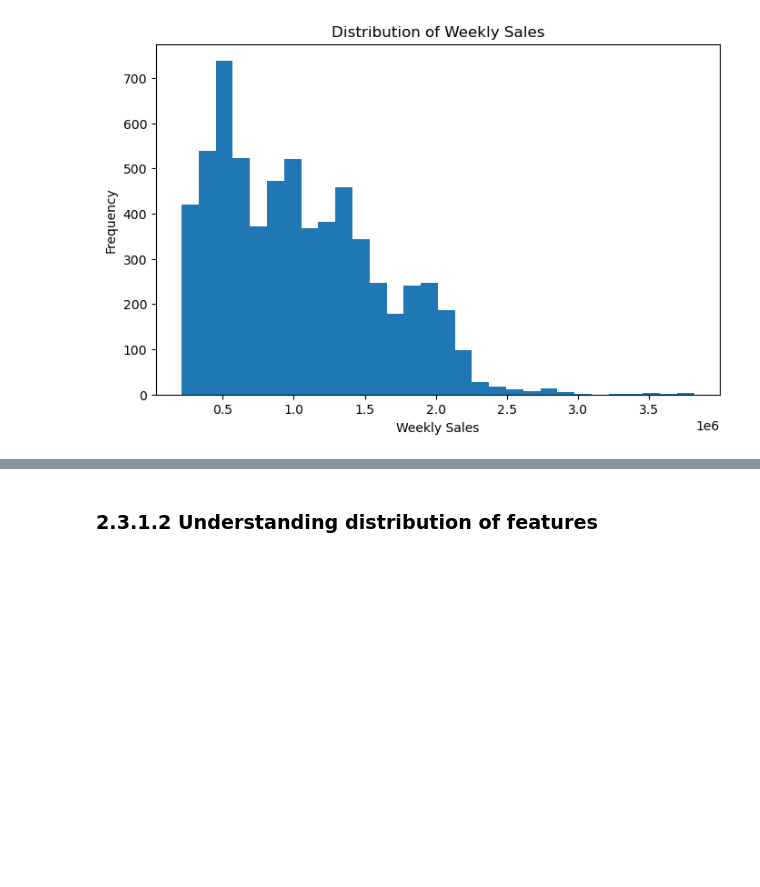
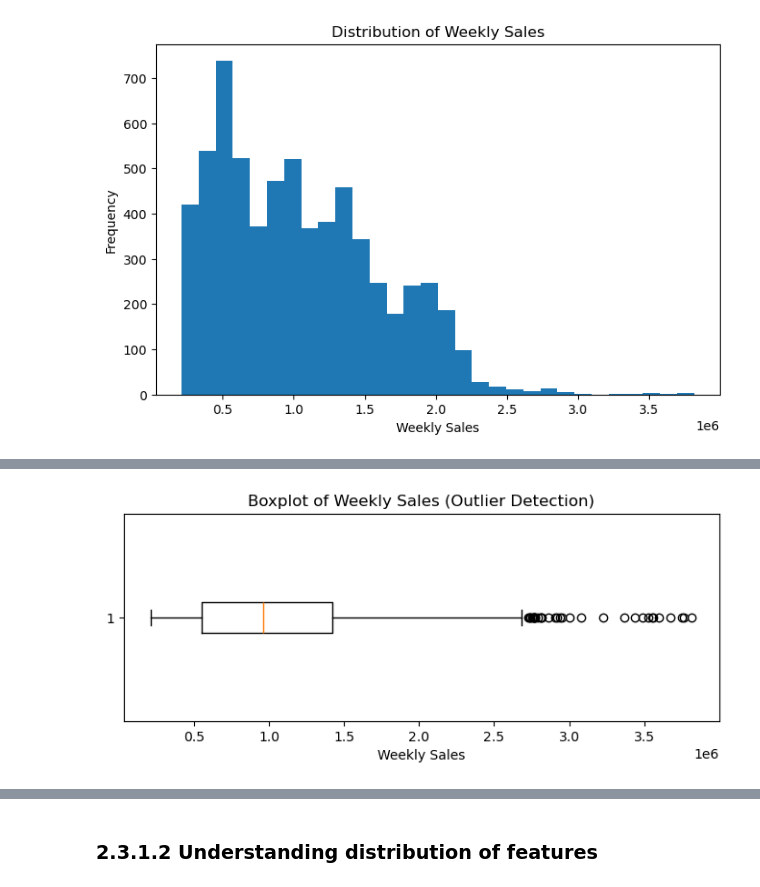
Before and after one commit to vaishnaviTP123/MLDP-Project-3, a Jupyter notebook: MLDP Program Codes Submission Template.ipynb, the cells around one changed output, grey strips where cells are left out. Drawn from its saved outputs; the diff is of its cells as text; code cells hidden in the pictures; blank space fills up the shorter version.

```diff
--- a/MLDP Program Codes Submission Template.ipynb
+++ b/MLDP Program Codes Submission Template.ipynb
@@ -210,3 +263,15 @@ In this section, exploratory data analysis (EDA) is performed using visualisatio
 These plots help identify patterns, trends, skewness, and potential outliers in the data,
 which are important for understanding the target variable and its relationship with
 input features before model training.
+# %%
+import matplotlib.pyplot as plt
+import pandas as pd
+import numpy as np
+
+# Make sure Date is datetime
+df["Date"] = pd.to_datetime(df["Date"], dayfirst=True)
+
+# Helpful extra columns for time-based plots (EDA only)
+df["Year"] = df["Date"].dt.year
+df["Month"] = df["Date"].dt.month
+df["WeekOfYear"] = df["Date"].dt.isocalendar().week.astype(int)
@@ -247,0 +297,8 @@ evaluation, and error-based metrics such as RMSE or MAE are appropriate.
+# %%
+plt.figure(figsize=(8,2.8))
+plt.boxplot(df["Weekly_Sales"], vert=False)
+plt.title("Boxplot of Weekly Sales (Outlier Detection)")
+plt.xlabel("Weekly Sales")
+plt.show()
+# %% [output]
+[figure, added]
```
Also changed, not shown: parts of 149 cells of this notebook.
